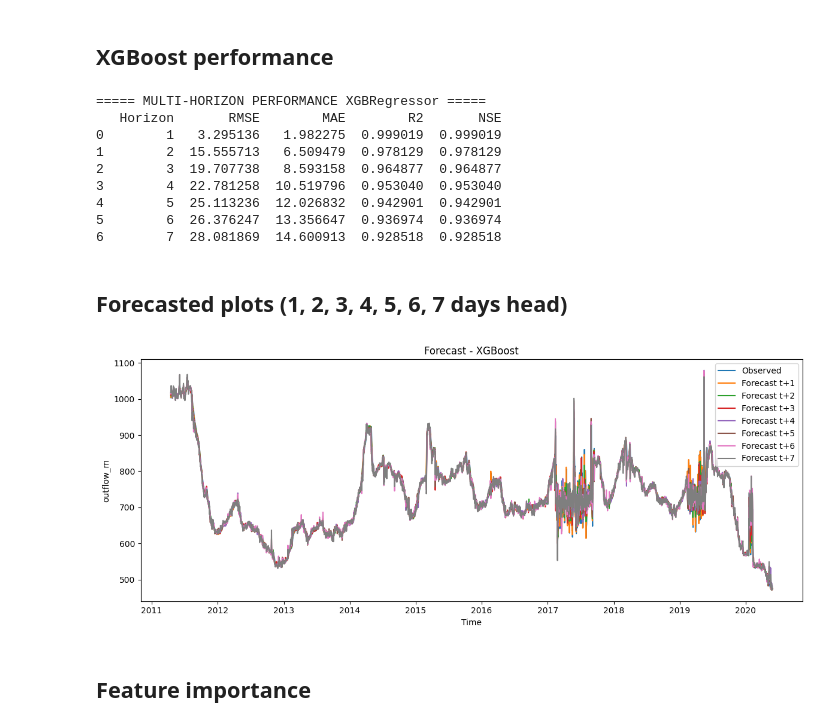
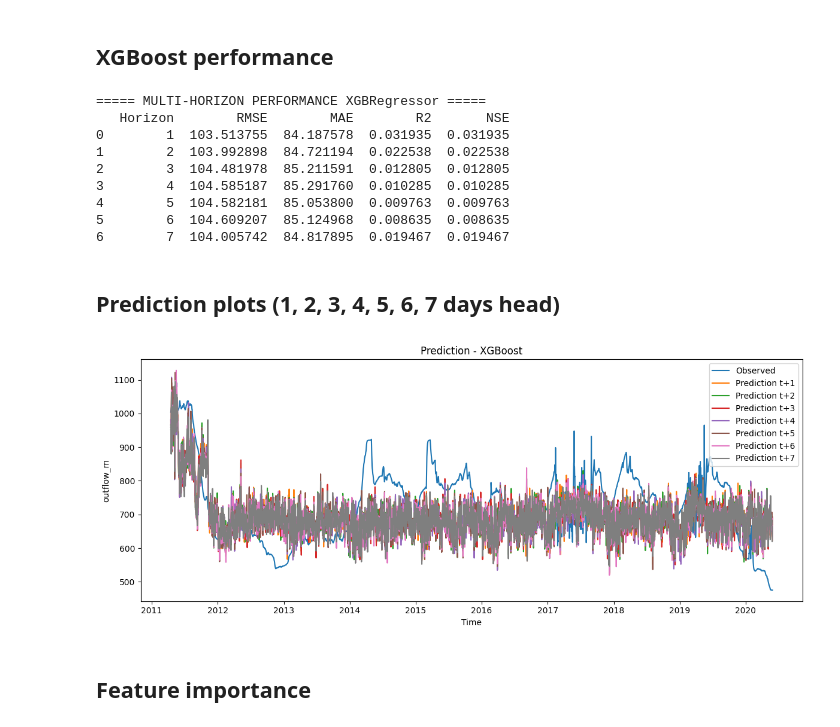
Before and after one commit to Lam-V-Nguyen/Forecast, a Jupyter notebook: process.ipynb, the cells around one changed output. Drawn from its saved outputs; the diff is of its cells as text; code cells hidden in the pictures.

Commit message:
XGBoost and LSTM models

```diff
--- a/process.ipynb
+++ b/process.ipynb
@@ -40,9 +51,9 @@ plt.show()
 ## Drop some outputs and insignificant variables
 # %%
 remove_columns = ["dt_seconds", "Q_out_raw", "Q_out_rating", "outflow_m_unrouted", "Q_out_raw_evap", "outflow_kf_m",
-    # "ppt_mm", "E_mm_day", "h_kf_m", "Q_evap", "inflow_m", "sediment_load_kg_s",
-    #  "E_m", "ppt_m","SSC_kg_m3", "dh", "sediment_load_t_day"
-    ]
+    "ppt_mm", "E_mm_day", "h_kf_m", "Q_evap", "inflow_m", "sediment_load_kg_s",
+     "E_m", "ppt_m","SSC_kg_m3", "dh", "sediment_load_t_day", "lake_water_level_m"
+]
 target = "outflow_m"
 data_drop = data.drop(remove_columns, axis=1)
 # Correlation matrix
@@ -151,16 +162,16 @@ metrics_df = pd.DataFrame(
 print(metrics_df)
 # %% [output]
 ===== MULTI-HORIZON PERFORMANCE XGBRegressor =====
-   Horizon       RMSE        MAE        R2       NSE
-0        1   3.295136   1.982275  0.999019  0.999019
-1        2  15.555713   6.509479  0.978129  0.978129
-2        3  19.707738   8.593158  0.964877  0.964877
-3        4  22.781258  10.519796  0.953040  0.953040
-4        5  25.113236  12.026832  0.942901  0.942901
-5        6  26.376247  13.356647  0.936974  0.936974
-6        7  28.081869  14.600913  0.928518  0.928518
+   Horizon        RMSE        MAE        R2       NSE
+0        1  103.513755  84.187578  0.031935  0.031935
+1        2  103.992898  84.721194  0.022538  0.022538
+2        3  104.481978  85.211591  0.012805  0.012805
+3        4  104.585187  85.291760  0.010285  0.010285
+4        5  104.582181  85.053800  0.009763  0.009763
+5        6  104.609207  85.124968  0.008635  0.008635
+6        7  104.005742  84.817895  0.019467  0.019467
 # %% [markdown]
-## Forecasted plots (1, 2, 3, 4, 5, 6, 7 days head)
+## Prediction plots (1, 2, 3, 4, 5, 6, 7 days head)
 # %%
 # fig = go.Figure()
 # fig.add_trace(
@@ -171,39 +182,39 @@ print(metrics_df)
 # )
 # for h in range(0, forecast_horizon):
 #     fig.add_trace(
 #         go.Scatter(
 #             x=y_test_XGBoost.index, y=y_pred_XGBoost.iloc[:, h],
-#             mode="lines", name=f"Forecast t+{h+1}"
+#             mode="lines", name=f"Prediction t+{h+1}"
 #         )
 #     )
 # fig.update_layout(
 #     template="plotly_white",
-#     title=f"Forecast - XGBoost",
+#     title=f"Prediction - XGBoost",
 #     xaxis_title="Time", yaxis_title=target,
 #     width=1200, height=500, showlegend=True,
 # )
 # fig.show()
 
 plt.figure(figsize=(12, 5))
 # Observed
 plt.plot(
     y_test_XGBoost.index,
     data_drop.loc[data_drop.index.isin(y_test_XGBoost.index)][target].values,
     label="Observed"
 )
-# Forecast horizons
+# Prediction horizons
 for h in range(forecast_horizon):
     plt.plot(
-        y_test_XGBoost.index, y_pred_XGBoost.iloc[:, h], label=f"Forecast t+{h+1}"
+        y_test_XGBoost.index, y_pred_XGBoost.iloc[:, h], label=f"Prediction t+{h+1}"
     )
-plt.title("Forecast - XGBoost")
+plt.title("Prediction - XGBoost")
 plt.xlabel("Time")
 plt.ylabel(target)
 plt.legend()
 plt.tight_layout()
 plt.show()
 # %% [output]
-[figure, old version]
+[figure, new version]
 # %% [markdown]
 ## Feature importance
 # %%
```
Also changed, not shown: parts of 10 cells of this notebook.
